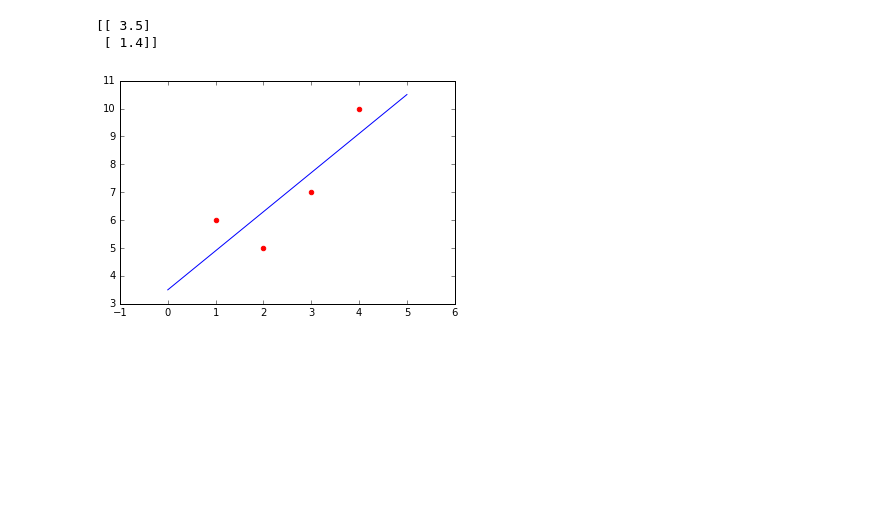
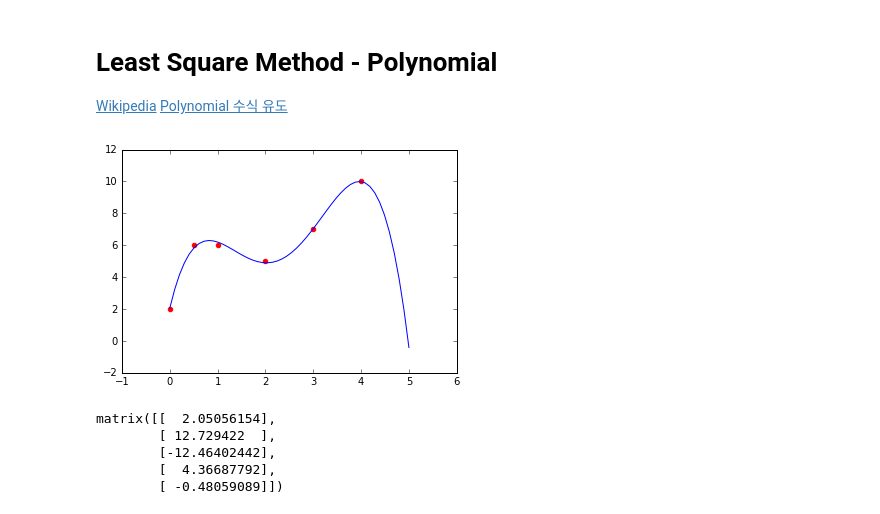
Before and after one commit to macromancer/DLTutorial_Python, a Jupyter notebook: LinearLeastSquare.ipynb, the cells around one changed output. Cells and saved outputs as stored; diff of their text form; code cells hidden in the pictures; blank space fills up the shorter version.

Commit message:
Update LeastSquareMethod

```diff
--- a/LinearLeastSquare.ipynb
+++ b/LinearLeastSquare.ipynb
@@ -1,32 +1,74 @@
+# %% [markdown]
+# Least Square Method - Polynomial
+
+<a href="https://en.wikipedia.org/wiki/Linear_least_squares_(mathematics)">Wikipedia</a>
+[Polynomial 수식 유도](http://mathworld.wolfram.com/LeastSquaresFittingPolynomial.html)
 # %%
-# https://en.wikipedia.org/wiki/Linear_least_squares_(mathematics)#Motivational_example
+# https://en.wikipedia.org/wiki/Linear_least_squares_(mathematics)
+# http://mathworld.wolfram.com/LeastSquaresFittingPolynomial.html
+#Motivational_example
 
 %matplotlib inline
 
 import numpy as np
 import matplotlib.pyplot as plt
+import matplotlib.animation as animation
 
-m = 4
+def buildX(input, k):
+    X = [np.ones(input.shape[0])]
+
+    for i in range(k):
+        X.append(np.power(x, i + 1))
+
+    return np.matrix(X)
+
+def evaluate(a, x):
+    yy = 0
+
+    for i in range(a.shape[0]):
+        yy += a[i] * np.power(x, i)
+
+    return yy
+
+
+
+k = 4
+
 input = np.array([
+    [0, 2],
+    [0.5, 6],
     [1, 6],
     [2, 5],
     [3, 7],
-    [4, 10]
+    [4, 10],
+    #[5, 100],
 ])
-X = np.matrix([np.ones(m), input[:,0]]).T
+
+x = input[:,0]
 y = np.matrix(input[:,1]).T
-betaHat = np.linalg.inv(X.T.dot(X)).dot(X.T).dot(y)
 
-print(betaHat)
+#X = np.matrix([np.ones(N), x]).T
+#X = np.matrix([np.ones(N), np.power(x, 1), np.power(x, 2), np.power(x, 3)]).T
+X = buildX(x, k).T
+
+a = np.linalg.inv(X.T.dot(X)).dot(X.T).dot(y)
 
 plt.figure(1)
-xx = np.linspace(0, 5, 2)
-yy = np.array(betaHat[0] + betaHat[1] * xx)
+xx = np.linspace(0, 5)
+#yy = np.array(a[0] + a[1] * xx)
+#yy = np.array(a[0] + a[1] * xx + a[2] * np.power(xx,2) + a[3] * np.power(xx,3))
+yy = evaluate(a, xx)
 plt.plot(xx, yy.T, color='b')
 
-plt.scatter(input[:,0], input[:,1], color='r')
+plt.scatter(x, input[:,1], color='r')
 plt.show()
 # %% [output]
-[[ 3.5]
- [ 1.4]]
-[figure, old version]
+[figure, new version]
+# %%
+a
+# %% [output]
+matrix([[  2.05056154],
+        [ 12.729422  ],
+        [-12.46402442],
+        [  4.36687792],
+        [ -0.48059089]])
```
Also changed, not shown: parts of 12 cells of this notebook, 1 other file.
